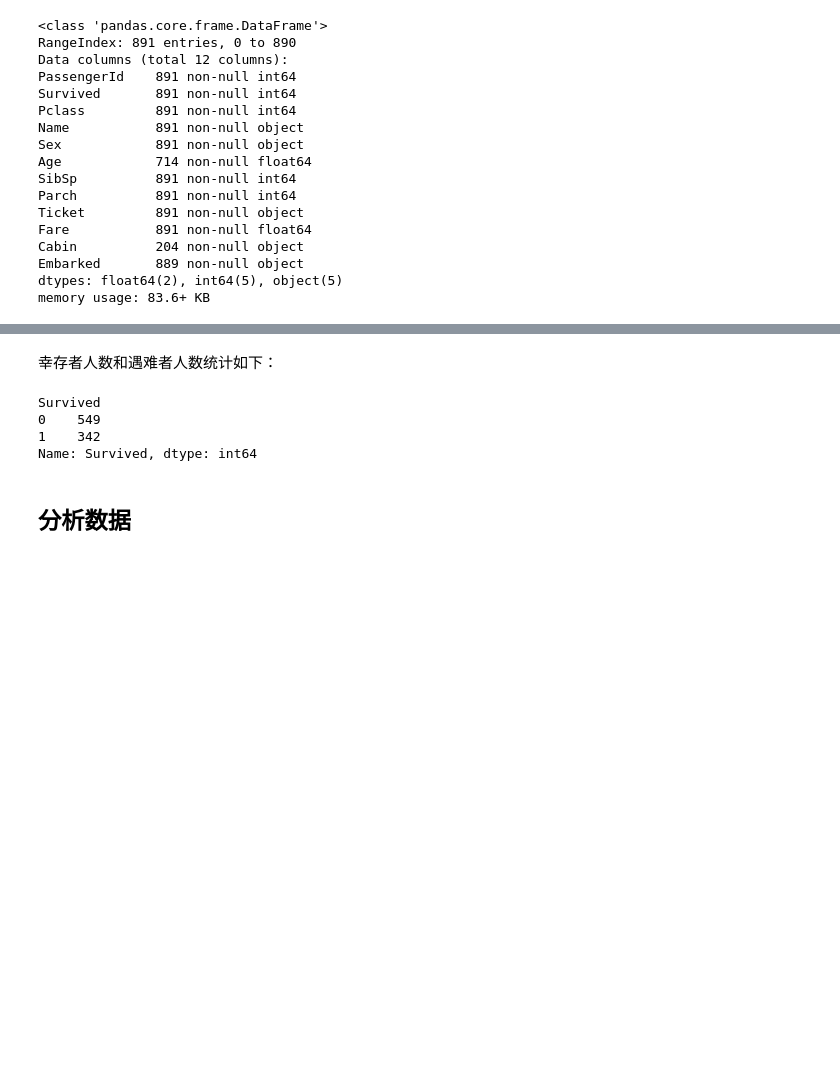
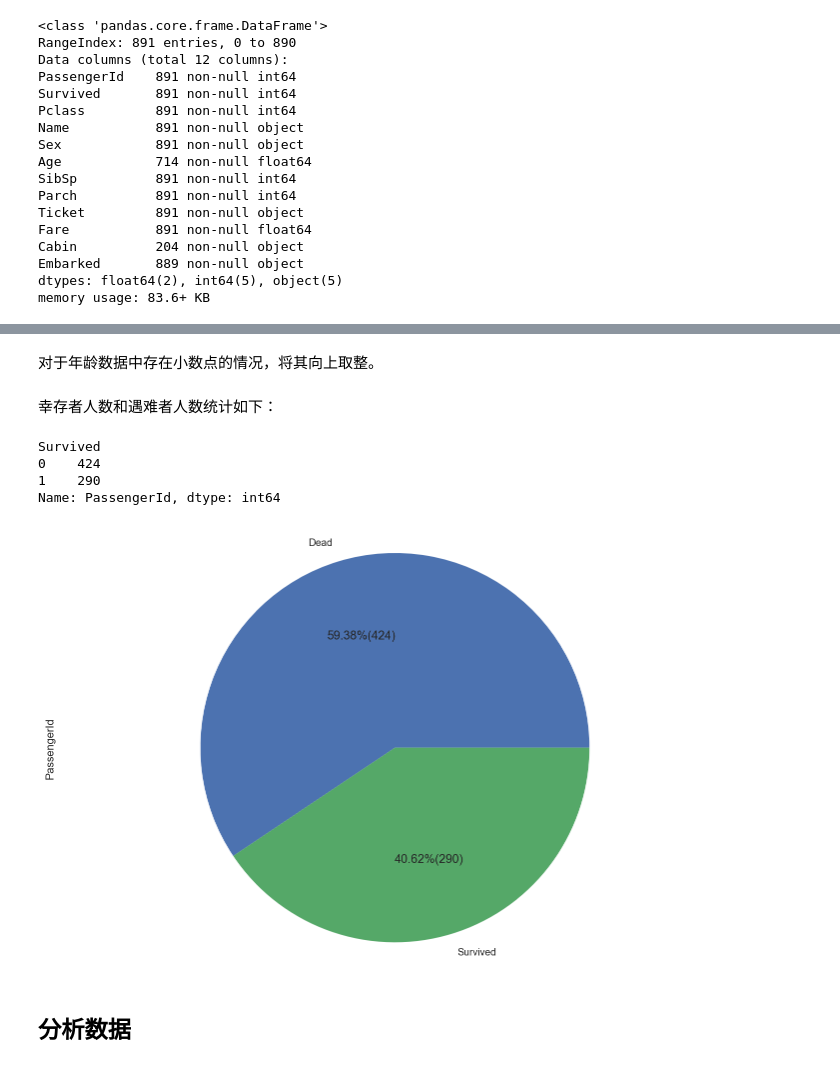
Before and after one commit to dragonkid/DAND, a Jupyter notebook: P2/titanic.ipynb, the cells around one changed output, grey strips where cells are left out. Drawn from its saved outputs; the diff is of its cells as text; code cells hidden in the pictures; blank space fills up the shorter version.

```diff
--- a/P2/titanic.ipynb
+++ b/P2/titanic.ipynb
@@ -115,0 +114,2 @@ memory usage: 83.6+ KB
+# %% [markdown]
+对于年龄数据中存在小数点的情况，将其向上取整。
@@ -116,12 +118,20 @@ memory usage: 83.6+ KB
 # %% [markdown]
 幸存者人数和遇难者人数统计如下：
 # %%
-passengers.groupby('Survived').Survived.count()
+passengers.groupby('Survived').PassengerId.count()
 # %% [output]
 Survived
-0    549
-1    342
-Name: Survived, dtype: int64
+0    424
+1    290
+Name: PassengerId, dtype: int64
+# %%
+def percent_and_count(percent):
+    return '%.2f%%(%d)' % (percent, int(percent / 100 * passengers.PassengerId.count()))
+
+pie = passengers.groupby('Survived').PassengerId.count().plot.pie(labels=['Dead', 'Survived'], autopct=percent_and_count);
+pie.axis('equal');
+# %% [output]
+[figure, added]
 # %% [markdown]
 ## 分析数据
 # %% [markdown]
```
Also changed, not shown: parts of 22 cells of this notebook, 5 other files.
